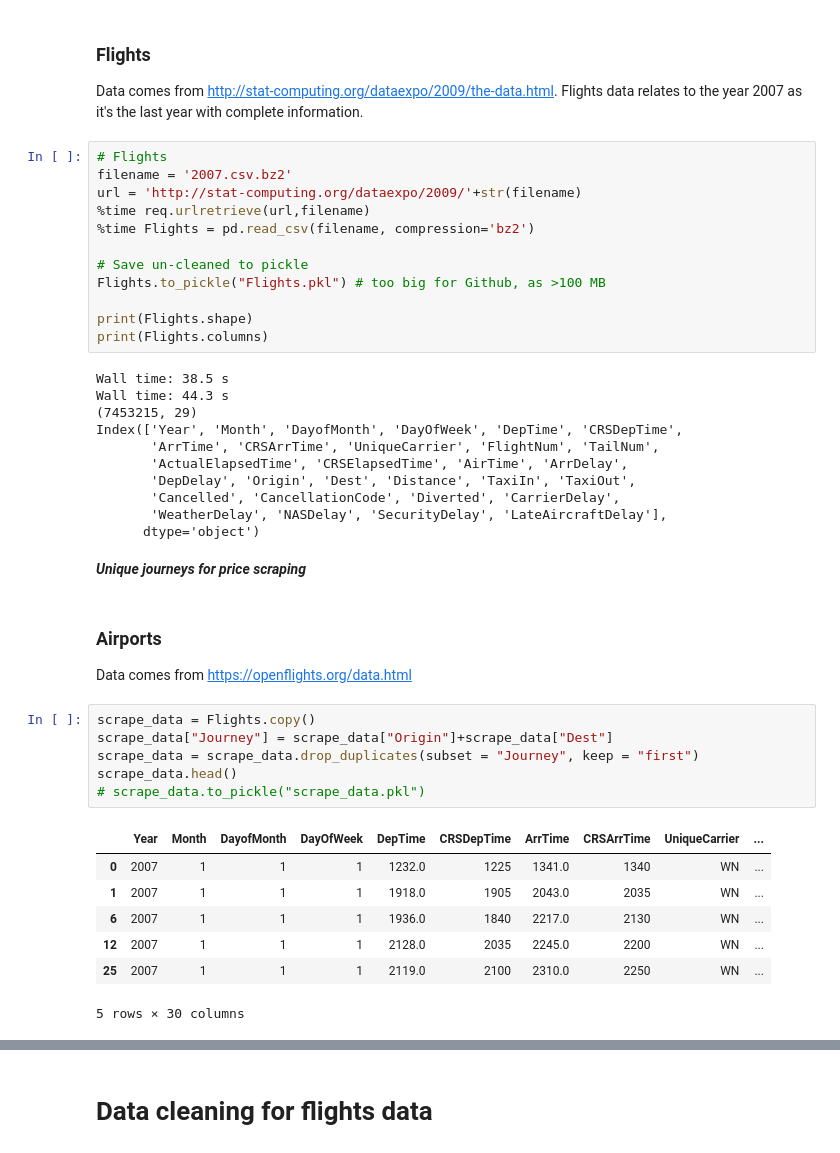
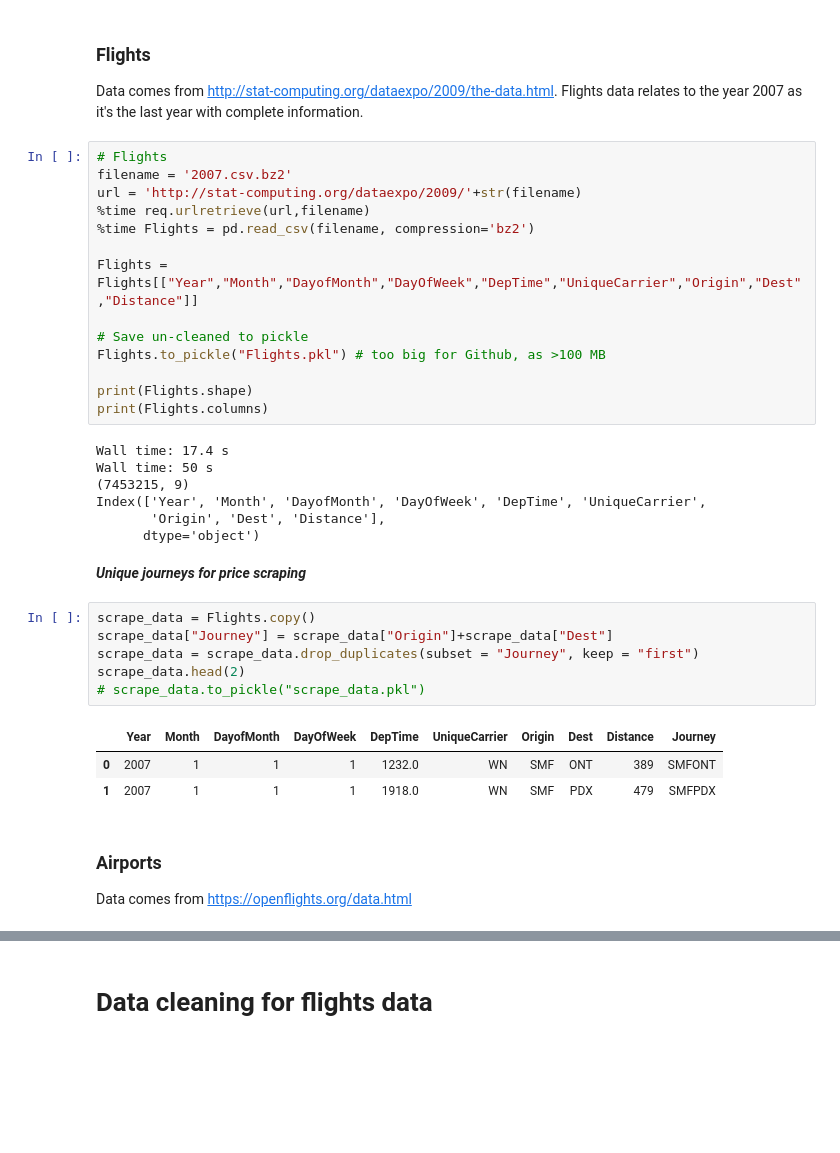
Before and after one commit to Morten-Esketveit/TSDS-gruppe-2019, a Jupyter notebook: Exam/Data_compiling.ipynb, the cells around one changed output, grey strips where cells are left out. Cells and saved outputs as stored; diff of their text form; blank space fills up the shorter version.

```diff
--- a/Exam/Data_compiling.ipynb
+++ b/Exam/Data_compiling.ipynb
@@ -20,39 +20,33 @@ url = 'http://stat-computing.org/dataexpo/2009/'+str(filename)
 %time req.urlretrieve(url,filename)
 %time Flights = pd.read_csv(filename, compression='bz2')
 
+Flights = Flights[["Year","Month","DayofMonth","DayOfWeek","DepTime","UniqueCarrier","Origin","Dest","Distance"]]
+
 # Save un-cleaned to pickle
 Flights.to_pickle("Flights.pkl") # too big for Github, as >100 MB
 
 print(Flights.shape)
 print(Flights.columns)
 # %% [output]
-Wall time: 38.5 s
-Wall time: 44.3 s
-(7453215, 29)
-Index(['Year', 'Month', 'DayofMonth', 'DayOfWeek', 'DepTime', 'CRSDepTime',
-       'ArrTime', 'CRSArrTime', 'UniqueCarrier', 'FlightNum', 'TailNum',
-       'ActualElapsedTime', 'CRSElapsedTime', 'AirTime', 'ArrDelay',
-       'DepDelay', 'Origin', 'Dest', 'Distance', 'TaxiIn', 'TaxiOut',
-       'Cancelled', 'CancellationCode', 'Diverted', 'CarrierDelay',
-       'WeatherDelay', 'NASDelay', 'SecurityDelay', 'LateAircraftDelay'],
+Wall time: 17.4 s
+Wall time: 50 s
+(7453215, 9)
+Index(['Year', 'Month', 'DayofMonth', 'DayOfWeek', 'DepTime', 'UniqueCarrier',
+       'Origin', 'Dest', 'Distance'],
       dtype='object')
 # %% [markdown]
 ***Unique journeys for price scraping***
+# %%
+scrape_data = Flights.copy()
+scrape_data["Journey"] = scrape_data["Origin"]+scrape_data["Dest"]
+scrape_data = scrape_data.drop_duplicates(subset = "Journey", keep = "first")
+scrape_data.head(2)
+# scrape_data.to_pickle("scrape_data.pkl")
+# %% [output]
+|  | Year | Month | DayofMonth | DayOfWeek | DepTime | UniqueCarrier | Origin | Dest | Distance | Journey |
+| 0 | 2007 | 1 | 1 | 1 | 1232.0 | WN | SMF | ONT | 389 | SMFONT |
+| 1 | 2007 | 1 | 1 | 1 | 1918.0 | WN | SMF | PDX | 479 | SMFPDX |
 # %% [markdown]
 ### Airports
 
 Data comes from https://openflights.org/data.html
-# %%
-scrape_data = Flights.copy()
-scrape_data["Journey"] = scrape_data["Origin"]+scrape_data["Dest"]
-scrape_data = scrape_data.drop_duplicates(subset = "Journey", keep = "first")
-scrape_data.head()
-# scrape_data.to_pickle("scrape_data.pkl")
-# %% [output]
-|  | Year | Month | DayofMonth | DayOfWeek | DepTime | CRSDepTime | ArrTime | CRSArrTime | UniqueCarrier | ... |
-| 0 | 2007 | 1 | 1 | 1 | 1232.0 | 1225 | 1341.0 | 1340 | WN | ... |
-| 1 | 2007 | 1 | 1 | 1 | 1918.0 | 1905 | 2043.0 | 2035 | WN | ... |
-| 6 | 2007 | 1 | 1 | 1 | 1936.0 | 1840 | 2217.0 | 2130 | WN | ... |
-| 12 | 2007 | 1 | 1 | 1 | 2128.0 | 2035 | 2245.0 | 2200 | WN | ... |
-| 25 | 2007 | 1 | 1 | 1 | 2119.0 | 2100 | 2310.0 | 2250 | WN | ... |
-5 rows × 30 columns
```
Also changed, not shown: parts of 2 cells of this notebook, 5 other files.
